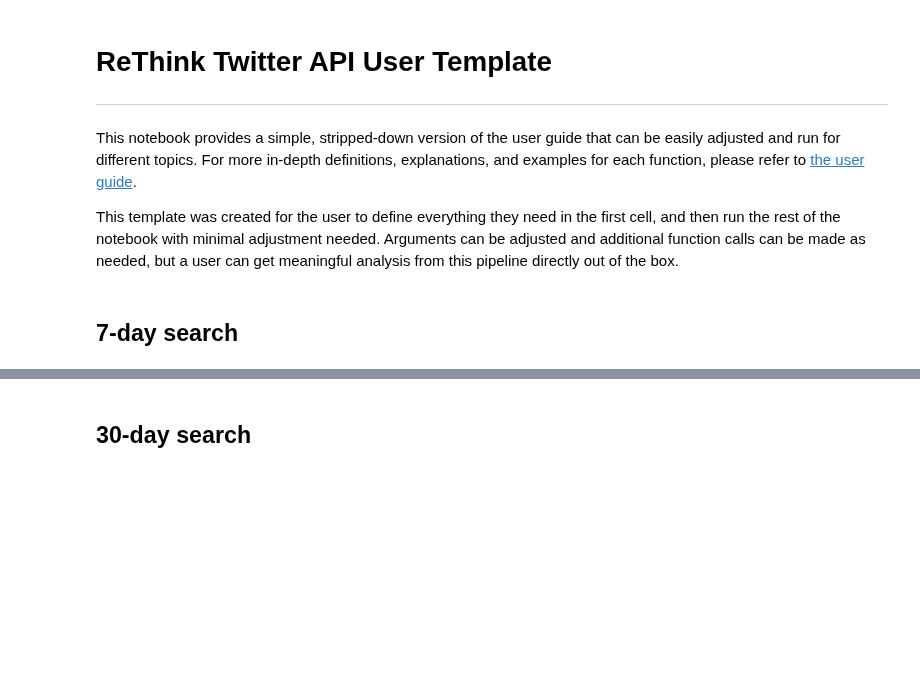
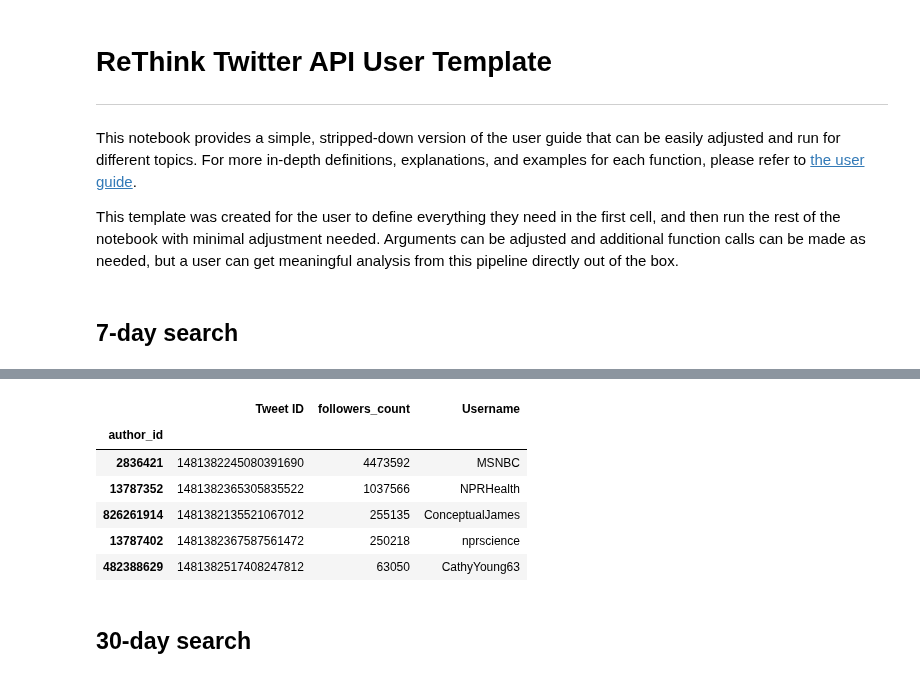
Before and after one commit to rethink-media/rethink-twitter, a Jupyter notebook: notebooks/ReThink Twitter API User Template.ipynb, the cells around one changed output, grey strips where cells are left out. Saved outputs shown, nothing was run; the diff lists cells and outputs as text; code cells hidden in the pictures; blank space fills up the shorter version.

Commit message:
add top_influencers()

```diff
--- a/notebooks/ReThink Twitter API User Template.ipynb
+++ b/notebooks/ReThink Twitter API User Template.ipynb
@@ -16,7 +16,7 @@ query1_end = "12/9/2021"
 # %% [markdown]
 ## 7-day search
 # %%
-query1_7 = search_7(query1, max_results=100, write_csv=False)
+query1_7 = search_7(query1, max_results=500, write_csv=False)
 query1_7.head()
 # %% [output]
 |  | text | attachments | author_id | context_annotations | conversation_id | created_at | entities | geo | ... |
@@ -29,3 +29,15 @@ query1_7.head()
+# %%
+# displaying the top influencers for the 7-day search
+top_influencers_7 = top_influencers(query1_7)
+top_influencers_7.head()
+# %% [output]
+|  | Tweet ID | followers_count | Username |
+| author_id |  |  |  |
+| 2836421 | 1481382245080391690 | 4473592 | MSNBC |
+| 13787352 | 1481382365305835522 | 1037566 | NPRHealth |
+| 826261914 | 1481382135521067012 | 255135 | ConceptualJames |
+| 13787402 | 1481382367587561472 | 250218 | nprscience |
+| 482388629 | 1481382517408247812 | 63050 | CathyYoung63 |
 # %% [markdown]
 ## 30-day search
 # %%
```
Also changed, not shown: parts of 5 cells of this notebook, 2 other files.
